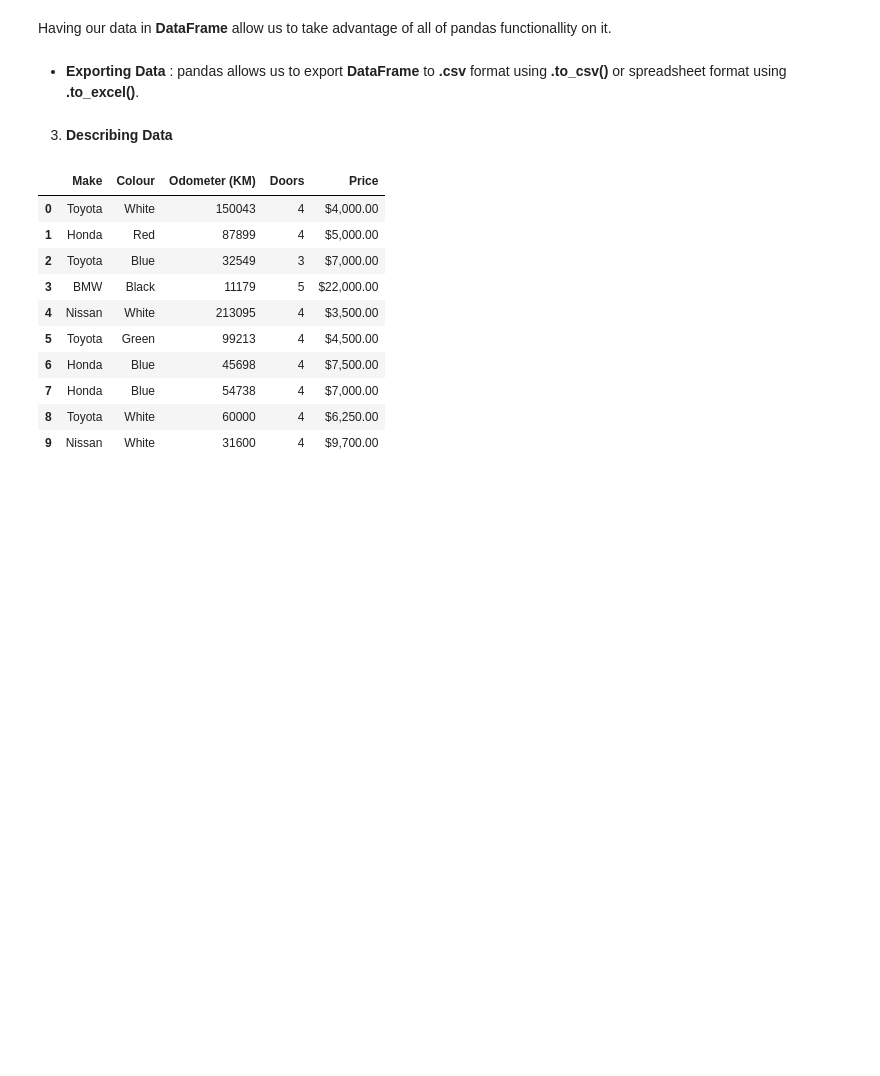
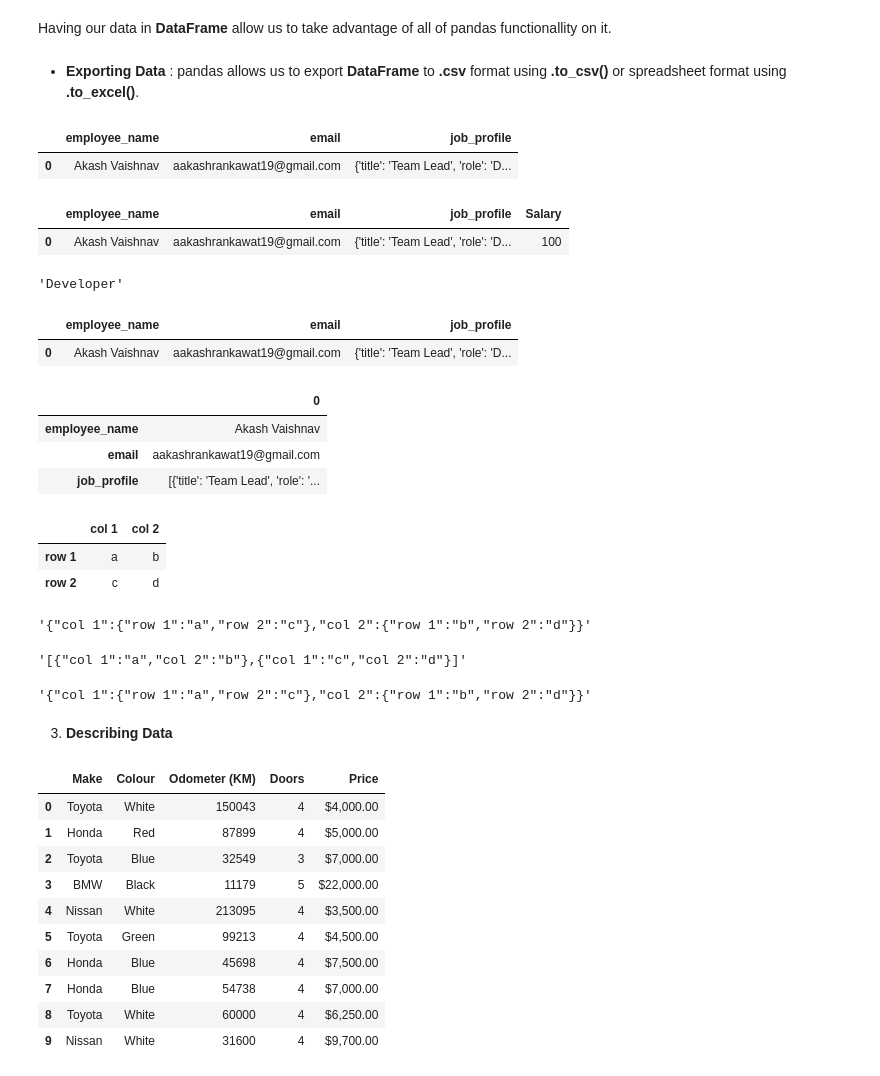
Before and after one commit to Akashrajmani19/Python_Libraries, a Jupyter notebook: pandas.ipynb, the cells around one changed output. Drawn from its saved outputs; the diff is of its cells as text; code cells hidden in the pictures; blank space fills up the shorter version.

```diff
--- a/pandas.ipynb
+++ b/pandas.ipynb
@@ -96,6 +96,56 @@ Having our data in **DataFrame** allow us to take advantage of all of pandas fun
 - **Exporting Data** : pandas allows us to export **DataFrame** to **.csv** format using **.to_csv()** or spreadsheet format using **.to_excel()**.
 # %%
 Car_Data.to_csv("Exportet_Data.csv")
+# %%
+data='{"employee_name":"Akash Vaishnav","email":"aakashrankawat19@gmail.com","job_profile":[{"title":"Team Lead","role":"Developer"}]}'
+df2=pd.read_json(data)
+df2
+# %% [output]
+|  | employee_name | email | job_profile |
+| 0 | Akash Vaishnav | aakashrankawat19@gmail.com | {'title': 'Team Lead', 'role': 'D... |
+# %%
+df2['Salary']=100
+df2
+# %% [output]
+|  | employee_name | email | job_profile | Salary |
+| 0 | Akash Vaishnav | aakashrankawat19@gmail.com | {'title': 'Team Lead', 'role': 'D... | 100 |
+# %%
+dict(df2['job_profile'])[0]['role']
+# %% [output]
+'Developer'
+# %%
+pd.read_json(data,orient='records')
+# %% [output]
+|  | employee_name | email | job_profile |
+| 0 | Akash Vaishnav | aakashrankawat19@gmail.com | {'title': 'Team Lead', 'role': 'D... |
+# %%
+pd.read_json(data,orient='index')
+# %% [output]
+|  | 0 |
+| employee_name | Akash Vaishnav |
+| email | aakashrankawat19@gmail.com |
+| job_profile | [{'title': 'Team Lead', 'role': '... |
+# %%
+df = pd.DataFrame([['a', 'b'], ['c', 'd']],
+                  index=['row 1', 'row 2'],
+                  columns=['col 1', 'col 2'])
+df
+# %% [output]
+|  | col 1 | col 2 |
+| row 1 | a | b |
+| row 2 | c | d |
+# %%
+df.to_json()
+# %% [output]
+'{"col 1":{"row 1":"a","row 2":"c"},"col 2":{"row 1":"b","row 2":"d"}}'
+# %%
+df.to_json(orient="records")
+# %% [output]
+'[{"col 1":"a","col 2":"b"},{"col 1":"c","col 2":"d"}]'
+# %%
+df.to_json(orient="columns")
+# %% [output]
+'{"col 1":{"row 1":"a","row 2":"c"},"col 2":{"row 1":"b","row 2":"d"}}'
 # %% [markdown]
 3. **Describing Data**
 # %%
```
Also changed, not shown: parts of 5 cells of this notebook, 3 other files.
